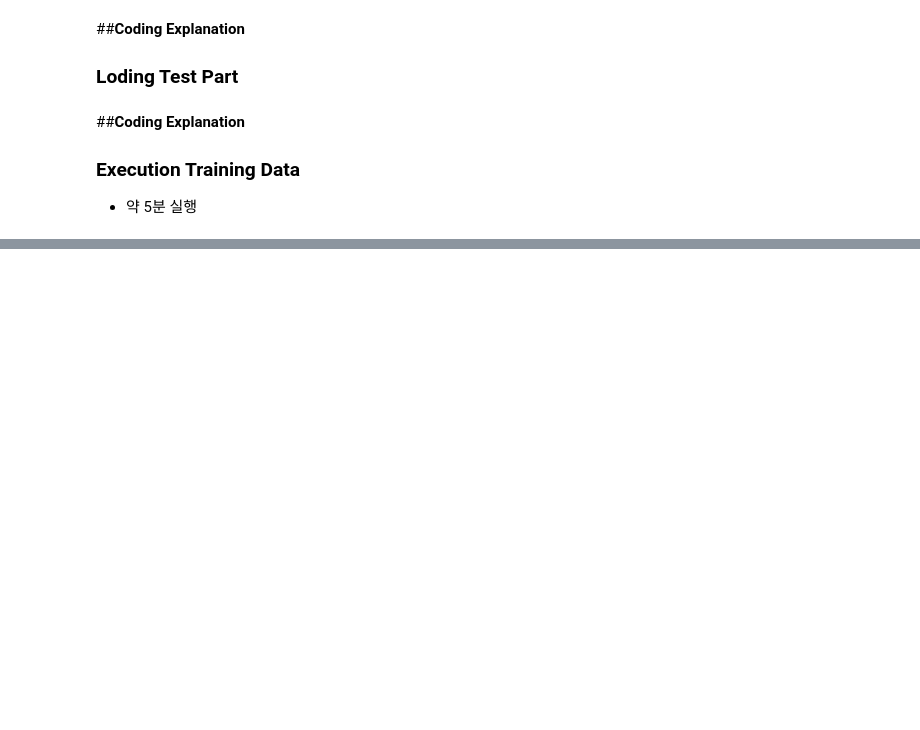
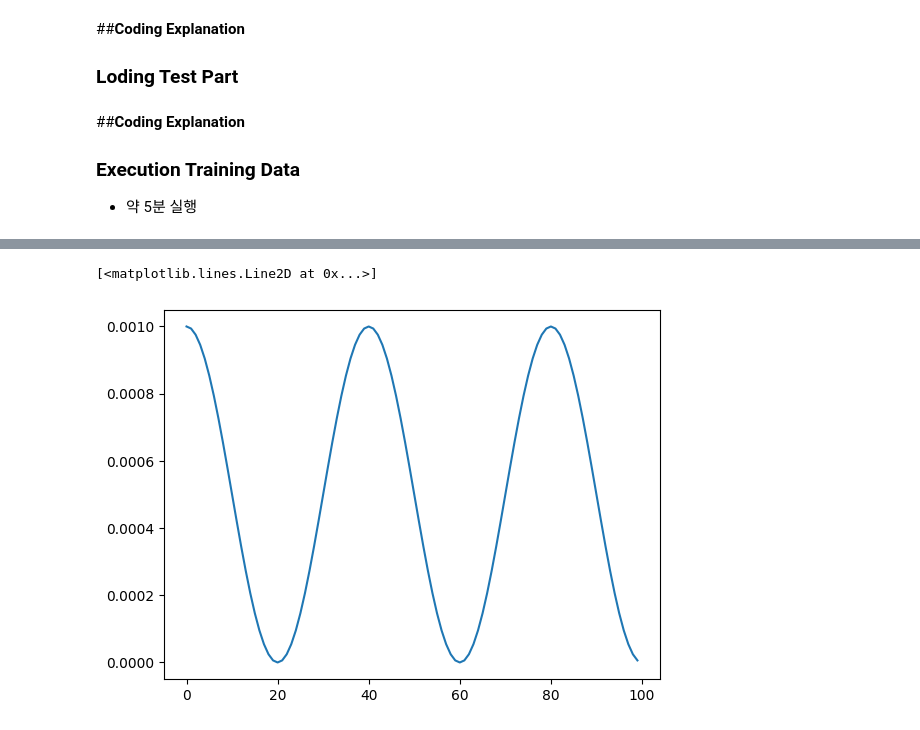
Before and after one commit to itaewonflow/lecture-DeepLearning, a Jupyter notebook: Training Techniques Baseline.ipynb, the cells around one changed output, grey strips where cells are left out. Cells and saved outputs as stored; diff of their text form; code cells hidden in the pictures; blank space fills up the shorter version.

```diff
--- a/Training Techniques Baseline.ipynb
+++ b/Training Techniques Baseline.ipynb
@@ -476,0 +797,13 @@ tensorboa 1898 root   14u  IPv4  96547      0t0  TCP localhost:6006 (LISTEN)
+# %%
+optimizer = optim.SGD(nn.Conv2d(1, 3, 3).parameters(), lr=0.001)
+scheduler = optim.lr_scheduler.CosineAnnealingLR(optimizer, T_max=20, eta_min=0)
+
+lr = []
+for i in range(100):
+    lr.append(scheduler.get_last_lr()[0])
+    scheduler.step()
+
+plt.plot(lr)
+# %% [output]
+[<matplotlib.lines.Line2D at 0x...>]
+[figure, added]
```
Also changed, not shown: parts of 87 cells of this notebook.
